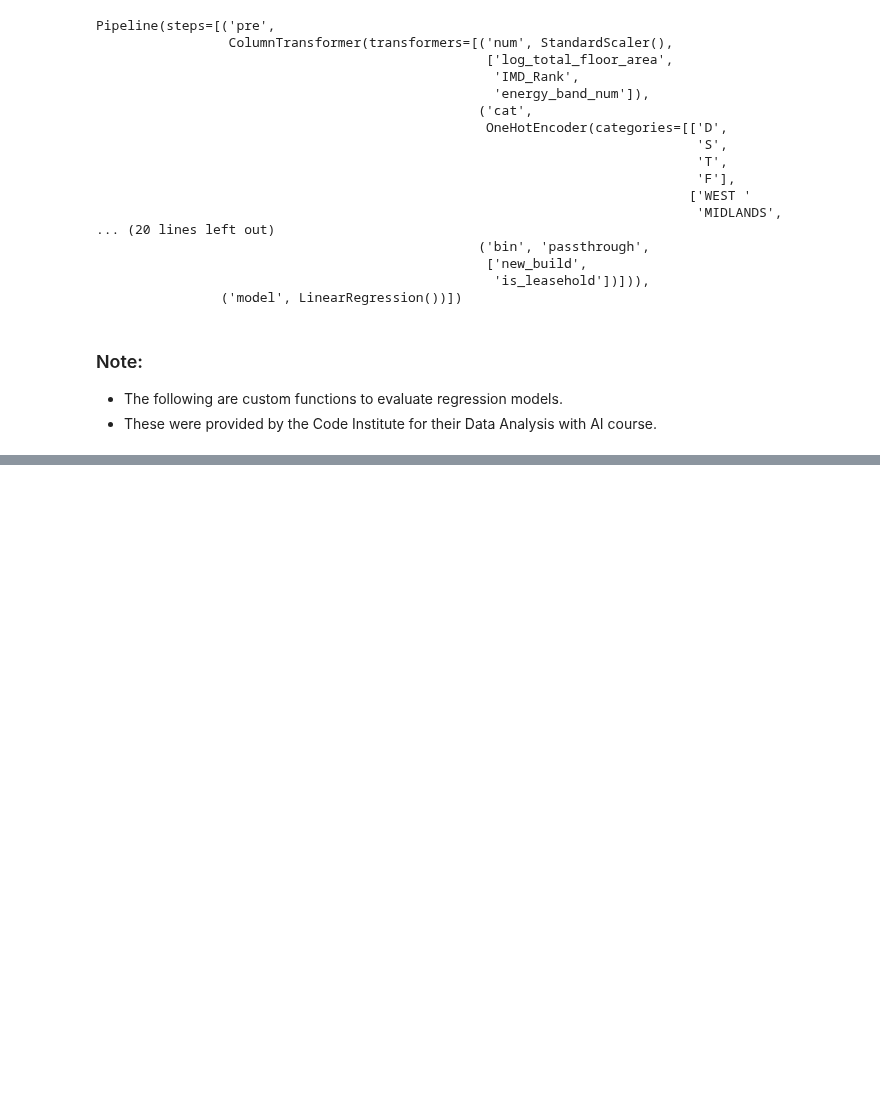
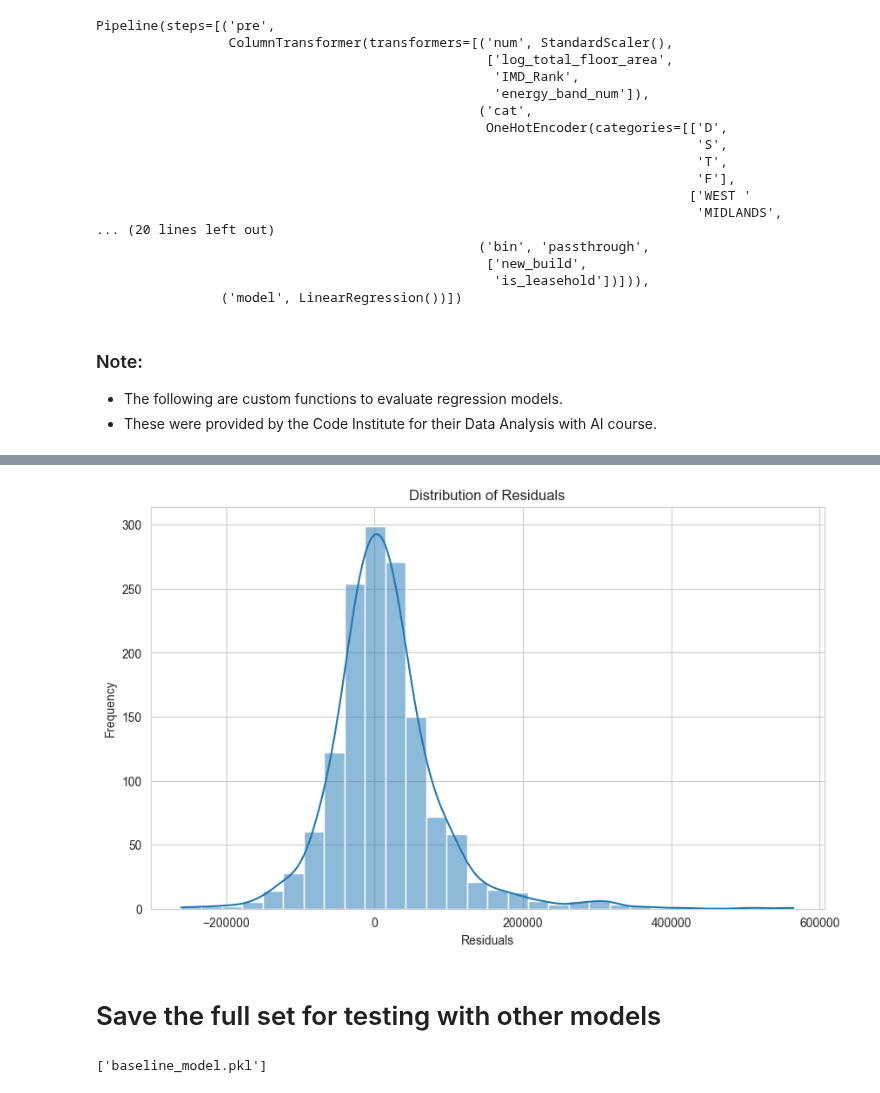
Before and after one commit to maleeper/Midlands_House_Prices, a Jupyter notebook: jupyter_notebooks/08 Predictive model.ipynb, the cells around one changed output, grey strips where cells are left out. Drawn from its saved outputs; the diff is of its cells as text; code cells hidden in the pictures; blank space fills up the shorter version.

```diff
--- a/jupyter_notebooks/08 Predictive model.ipynb
+++ b/jupyter_notebooks/08 Predictive model.ipynb
@@ -282,3 +282,13 @@ Name: log_price, dtype: float64
+# %%
+# what is the distribution of the residuals
+plt.figure(figsize=(10, 6))
+sns.histplot(residuals, bins=30, kde=True)
+plt.title('Distribution of Residuals')
+plt.xlabel('Residuals')
+plt.ylabel('Frequency')
+plt.show()
+# %% [output]
+[figure, added]
 # %%
 # Save in a csv for analysis in Tableau
 # merge X_train, X_test, y_train_gbp and y_test_gbp into a single dataframe
@@ -297,0 +315,2 @@ to_save.to_csv('../data/processed/test_set.csv', index=False)
+# %% [markdown]
+# Save the full set for testing with other models
@@ -298,3 +319,8 @@ to_save.to_csv('../data/processed/test_set.csv', index=False)
+# %%
+import joblib
+joblib.dump(value=pipeline , filename="baseline_model.pkl")
+# %% [output]
+['baseline_model.pkl']
 # %% [markdown]
 ### Conclusions
 - The performance on the train and test set is similar, indicating that the model is not overfitting.
```
Also changed, not shown: parts of 9 cells of this notebook, 3 other files.
